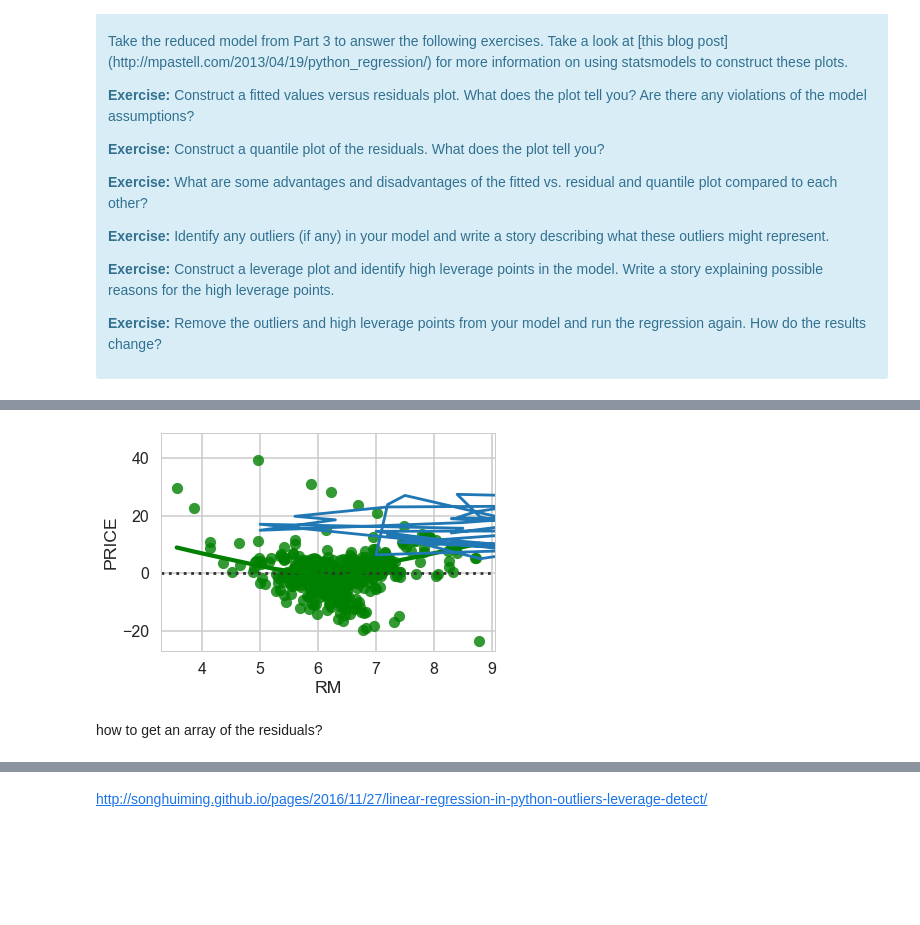
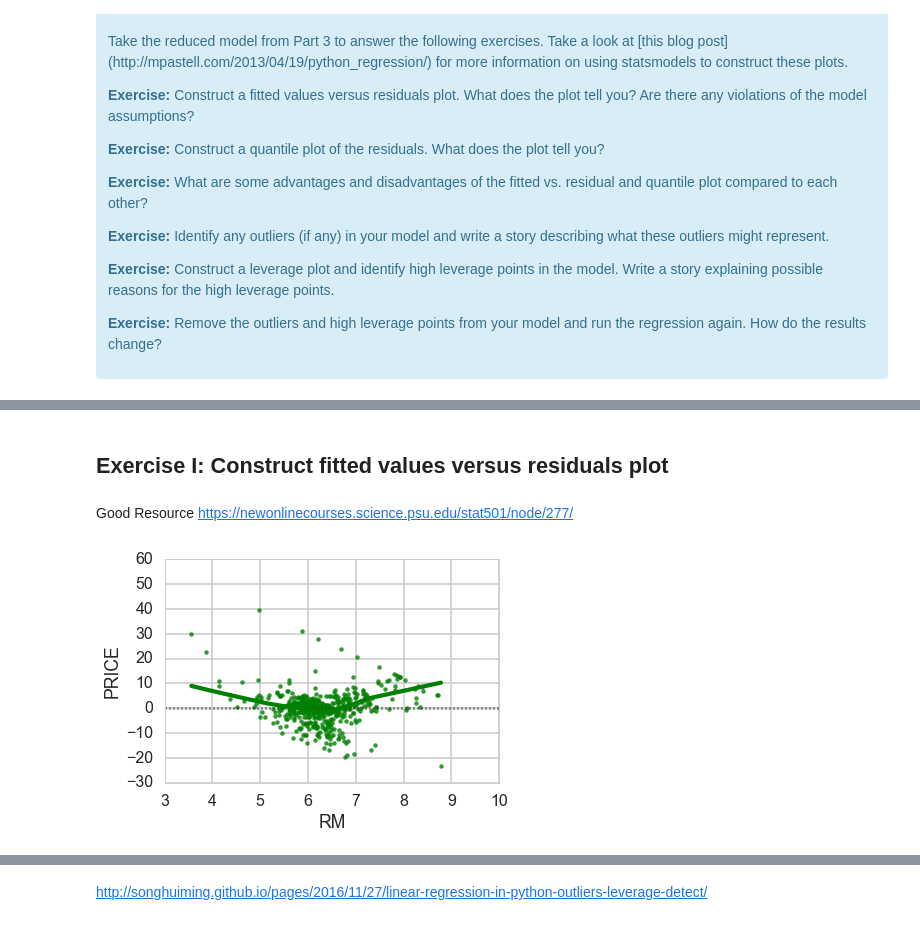
Before and after one commit to murra667/Linear-Regression-Mini-Project, a Jupyter notebook: Mini_Project_Linear_Regression.ipynb, the cells around one changed output, grey strips where cells are left out. Saved outputs shown, nothing was run; the diff lists cells and outputs as text; code cells hidden in the pictures; blank space fills up the shorter version.

```diff
--- a/Mini_Project_Linear_Regression.ipynb
+++ b/Mini_Project_Linear_Regression.ipynb
@@ -964,16 +975,18 @@ Fitted values vs. Residuals Plot
-# %%
-
-import seaborn as sns
-m = ols("PRICE ~ RM",bos)
-fitted = m.fit()
-sns.residplot(bos['RM'], bos['PRICE'], lowess=True, color="g")
-plt.plot(bos['PRICE'], fitted.fittedvalues) #'b')
-plt.show()
-# %% [output]
-[figure, removed]
-# %% [markdown]
-how to get an array of the residuals?
+# %% [markdown]
+## Exercise I: Construct fitted values versus residuals plot
+# %% [markdown]
+Good Resource https://newonlinecourses.science.psu.edu/stat501/node/277/
 # %%
 m = ols("PRICE ~ RM",bos)
 fitted = m.fit()
 residuals = fitted.resid
+# %%
+
+import seaborn as sns
+m = ols("PRICE ~ RM",bos)
+fitted = m.fit()
+sns.residplot(bos['RM'], bos['PRICE'], lowess=True, color="g")
+plt.plot((bos['PRICE'], fitted.fittedvalues), color = 'b')
+plt.show()
+# %% [output]
+[figure, added]
```
Also changed, not shown: parts of 43 cells of this notebook.
